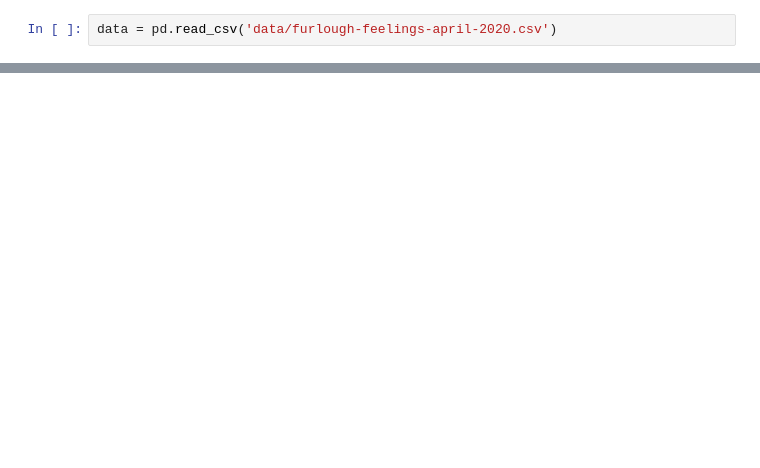
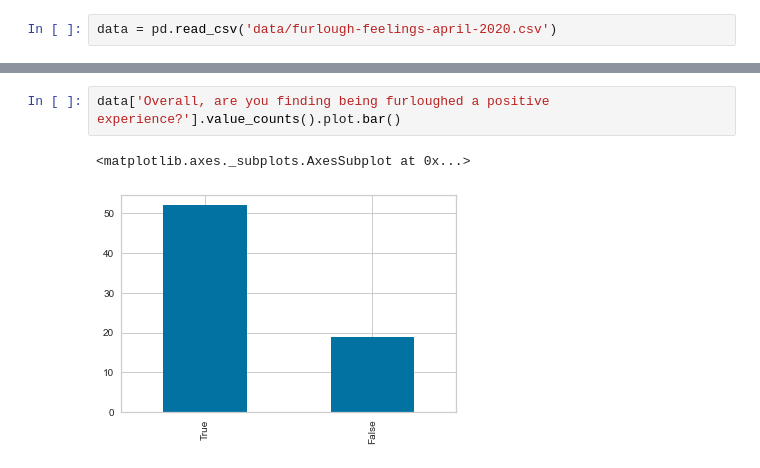
Before and after one commit to rebeccavickery/furlough-feelings, a Jupyter notebook: notebooks/initial_exploration.ipynb, the cells around one changed output, grey strips where cells are left out. Cells and saved outputs as stored; diff of their text form; blank space fills up the shorter version.

```diff
--- a/notebooks/initial_exploration.ipynb
+++ b/notebooks/initial_exploration.ipynb
@@ -13,0 +24,5 @@ data.head()
+# %%
+data['Overall, are you finding being furloughed a positive experience?'].value_counts().plot.bar()
+# %% [output]
+<matplotlib.axes._subplots.AxesSubplot at 0x...>
+[figure, added]
```
Also changed, not shown: parts of 30 cells of this notebook, 2 other files.
